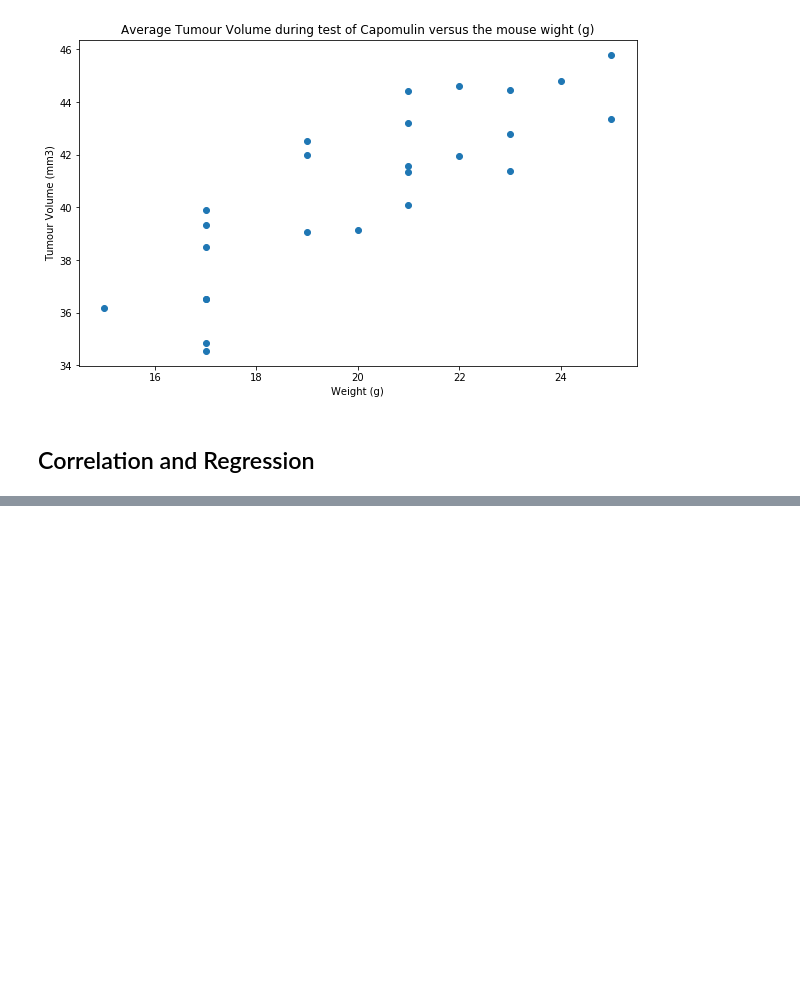
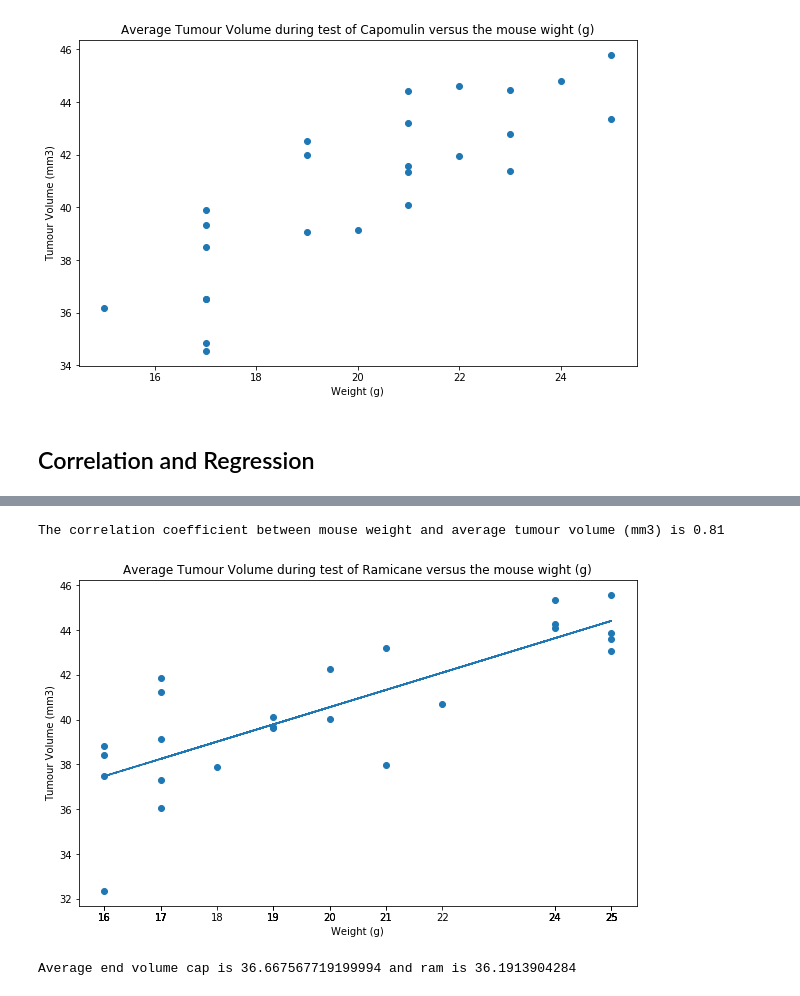
Before and after one commit to Reinierandrew/Pharmaceutical-Study, a Jupyter notebook: Pymaceuticals/pymaceutical_study.ipynb, the cells around one changed output, grey strips where cells are left out. Drawn from its saved outputs; the diff is of its cells as text; code cells hidden in the pictures; blank space fills up the shorter version.

```diff
--- a/Pymaceuticals/pymaceutical_study.ipynb
+++ b/Pymaceuticals/pymaceutical_study.ipynb
@@ -338,0 +333,30 @@ The correlation coefficient between mouse weight and average tumour volume (mm3)
+# %%
+# looking at the regression for Ramicane
+regimen_toscatter2 = "Ramicane"
+scatterplot_data2 = merged_data_clean.loc[(merged_data_clean["Drug Regimen"]== regimen_toscatter2)]
+scatterplot_data2 = scatterplot_data2.groupby(["Mouse ID"]).mean()
+
+corr_weight2 = scatterplot_data2["Weight (g)"]
+corr_volume2 = scatterplot_data2 ["Tumour Volume (mm3)"]
+print(f"The correlation coefficient between mouse weight and average tumour volume (mm3) is {round(st.pearsonr(corr_weight2,corr_volume2)[0],2)}")
+
+pe_slope, pe_int, pe_r, pe_p, pe_std_err = st.linregress(corr_weight2, corr_volume2)
+pe_fit = pe_slope * corr_weight2 + pe_int
+
+plt.scatter(corr_weight2,corr_volume2)
+plt.plot(corr_weight2,pe_fit,"--")
+plt.xticks(corr_weight2)
+plt.xlabel("Weight (g)")
+plt.ylabel("Tumour Volume (mm3)")
+plt.title(f"Average Tumour Volume during test of {regimen_toscatter2} versus the mouse wight (g)")
+plt.show()
+# %% [output]
+The correlation coefficient between mouse weight and average tumour volume (mm3) is 0.81
+[figure, added]
+# %%
+endavg_cap = capomulin_vol.mean()
+endavg_cap
+endavg_ram = ramicane_vol.mean()
+print(f"Average end volume cap is {endavg_cap} and ram is {endavg_ram}")
+# %% [output]
+Average end volume cap is 36.667567719199994 and ram is 36.1913904284
```
Also changed, not shown: parts of 6 cells of this notebook, 1 other file.
